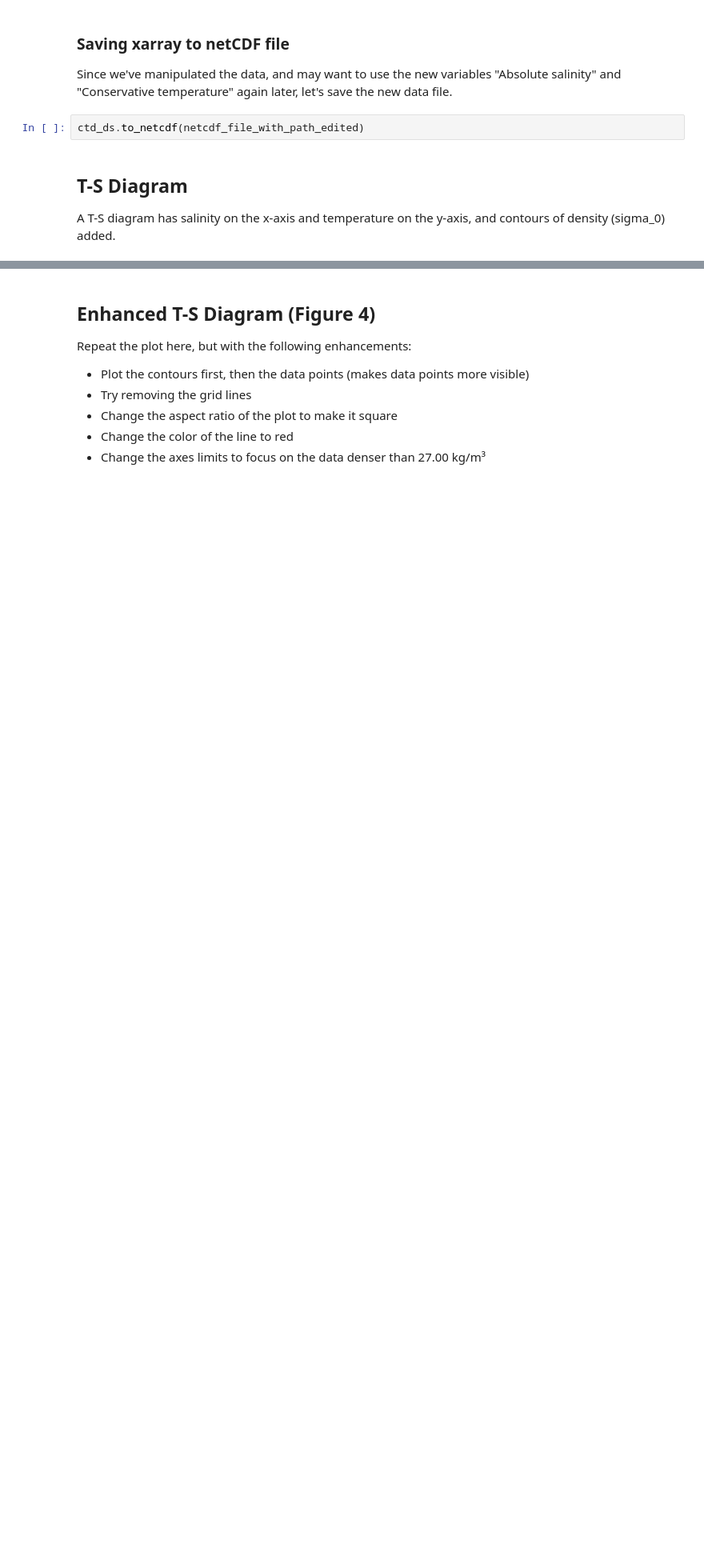
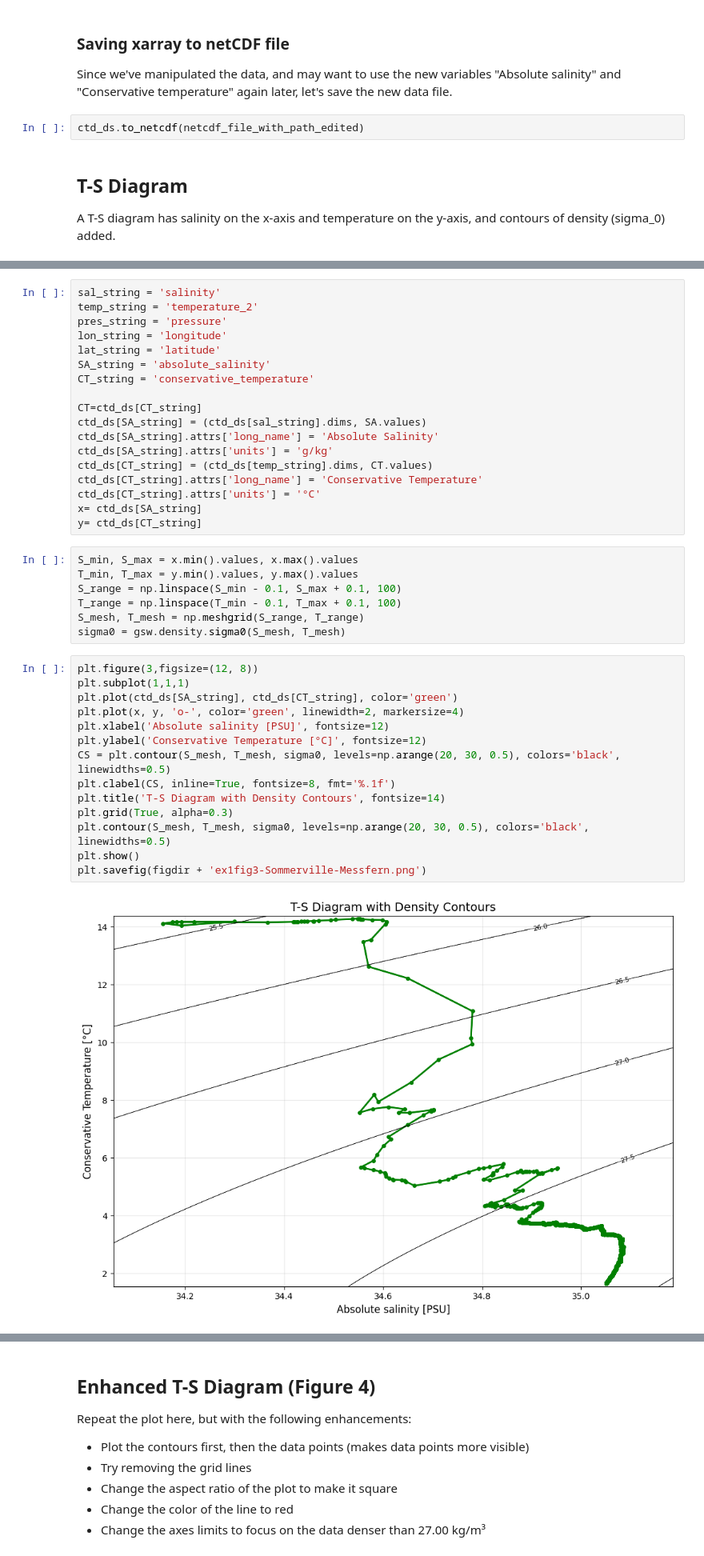
Before and after one commit to ifmeo-courses/messfern-1-ctd-HelenEire-1, a Jupyter notebook: src/assignment.ipynb, the cells around one changed output, grey strips where cells are left out. Shown at 80% size. Cells and saved outputs as stored; diff of their text form; blank space fills up the shorter version.

```diff
--- a/src/assignment.ipynb
+++ b/src/assignment.ipynb
@@ -544,0 +575,41 @@ plt.show()
+# %%
+sal_string = 'salinity'
+temp_string = 'temperature_2'
+pres_string = 'pressure'
+lon_string = 'longitude'
+lat_string = 'latitude'
+SA_string = 'absolute_salinity'
+CT_string = 'conservative_temperature'
+
+CT=ctd_ds[CT_string]
+ctd_ds[SA_string] = (ctd_ds[sal_string].dims, SA.values)
+ctd_ds[SA_string].attrs['long_name'] = 'Absolute Salinity'
+ctd_ds[SA_string].attrs['units'] = 'g/kg'
+ctd_ds[CT_string] = (ctd_ds[temp_string].dims, CT.values)
+ctd_ds[CT_string].attrs['long_name'] = 'Conservative Temperature'
+ctd_ds[CT_string].attrs['units'] = '°C'
+x= ctd_ds[SA_string]
+y= ctd_ds[CT_string]
+# %%
+S_min, S_max = x.min().values, x.max().values
+T_min, T_max = y.min().values, y.max().values
+S_range = np.linspace(S_min - 0.1, S_max + 0.1, 100)
+T_range = np.linspace(T_min - 0.1, T_max + 0.1, 100)
+S_mesh, T_mesh = np.meshgrid(S_range, T_range)
+sigma0 = gsw.density.sigma0(S_mesh, T_mesh)
+# %%
+plt.figure(3,figsize=(12, 8))
+plt.subplot(1,1,1)
+plt.plot(ctd_ds[SA_string], ctd_ds[CT_string], color='green')
+plt.plot(x, y, 'o-', color='green', linewidth=2, markersize=4)
+plt.xlabel('Absolute salinity [PSU]', fontsize=12)
+plt.ylabel('Conservative Temperature [°C]', fontsize=12)
+CS = plt.contour(S_mesh, T_mesh, sigma0, levels=np.arange(20, 30, 0.5), colors='black', linewidths=0.5)
+plt.clabel(CS, inline=True, fontsize=8, fmt='%.1f')
+plt.title('T-S Diagram with Density Contours', fontsize=14)
+plt.grid(True, alpha=0.3)
+plt.contour(S_mesh, T_mesh, sigma0, levels=np.arange(20, 30, 0.5), colors='black', linewidths=0.5)
+plt.show()
+plt.savefig(figdir + 'ex1fig3-Sommerville-Messfern.png')
+# %% [output]
+[figure, added]
```
Also changed, not shown: parts of 8 cells of this notebook, 4 other files.
